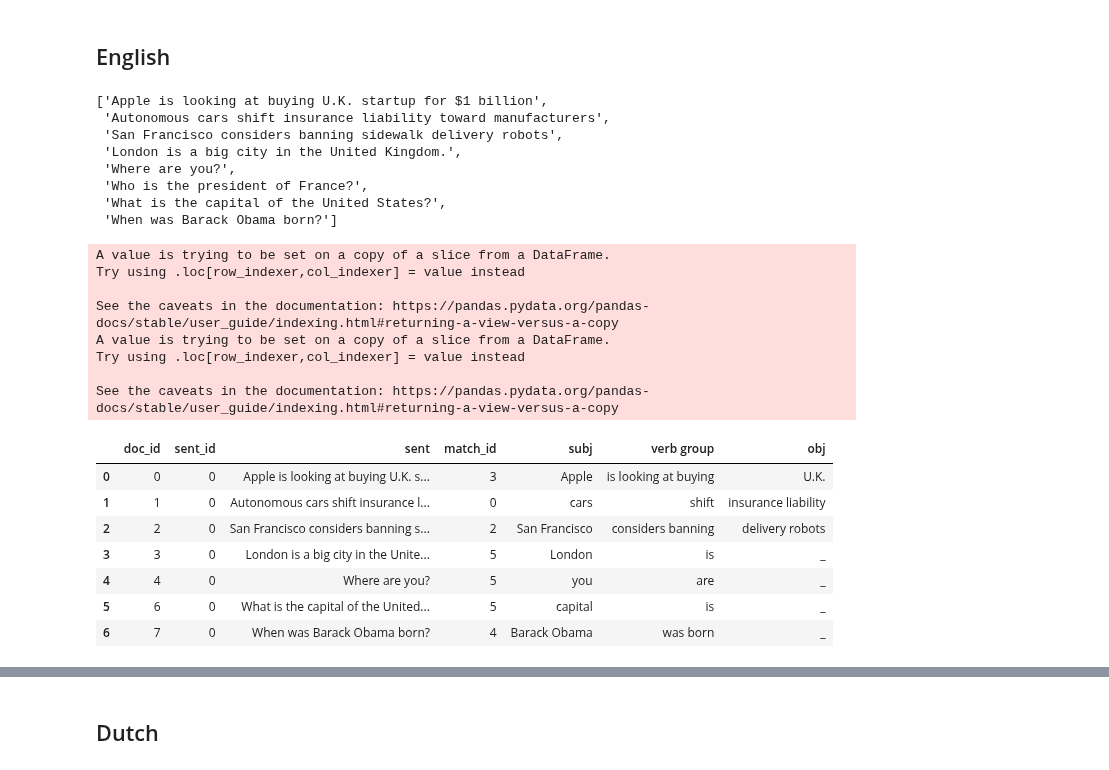
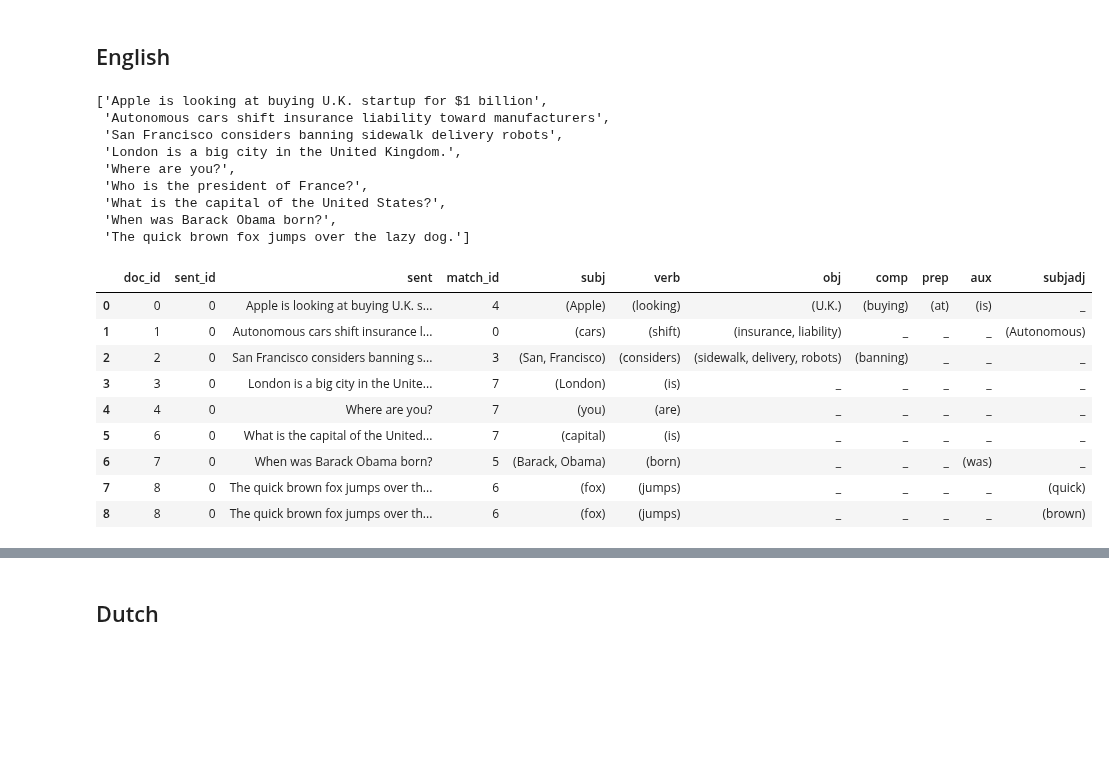
Before and after one commit to navigating-stories/notebooks, a Jupyter notebook: multilingual_dsg.ipynb, the cells around one changed output, grey strips where cells are left out. Cells and saved outputs as stored; diff of their text form; code cells hidden in the pictures; blank space fills up the shorter version.

```diff
--- a/multilingual_dsg.ipynb
+++ b/multilingual_dsg.ipynb
@@ -339,6 +356,9 @@ nlp_en = load_spacy_pipeline(EN_SPACY_PIPELINE)
 
 matcher_en = create_matcher(nlp_en, EN_DEPENDENCY_PATTERN_FILE)
 
+EXTRA_SENT = "The quick brown fox jumps over the lazy dog."
+if EXTRA_SENT not in en_sentences:
+    en_sentences.append(EXTRA_SENT)
 en_sentences
 # %% [output]
 ['Apple is looking at buying U.K. startup for $1 billion',
@@ -348,25 +368,20 @@ en_sentences
  'Where are you?',
  'Who is the president of France?',
  'What is the capital of the United States?',
- 'When was Barack Obama born?']
+ 'When was Barack Obama born?',
+ 'The quick brown fox jumps over the lazy dog.']
 # %%
 result_table = get_subject_object_verb_table(en_sentences, nlp_en, matcher_en)
-# %%
-add_verb_group_column(result_table)
-# %% [output]
-A value is trying to be set on a copy of a slice from a DataFrame.
-Try using .loc[row_indexer,col_indexer] = value instead
-
-See the caveats in the documentation: https://pandas.pydata.org/pandas-docs/stable/user_guide/indexing.html#returning-a-view-versus-a-copy
-A value is trying to be set on a copy of a slice from a DataFrame.
-Try using .loc[row_indexer,col_indexer] = value instead
-
-See the caveats in the documentation: https://pandas.pydata.org/pandas-docs/stable/user_guide/indexing.html#returning-a-view-versus-a-copy
-|  | doc_id | sent_id | sent | match_id | subj | verb group | obj |
-| 0 | 0 | 0 | Apple is looking at buying U.K. s... | 3 | Apple | is looking at buying | U.K. |
-| 1 | 1 | 0 | Autonomous cars shift insurance l... | 0 | cars | shift | insurance liability |
-| 2 | 2 | 0 | San Francisco considers banning s... | 2 | San Francisco | considers banning | delivery robots |
-| 3 | 3 | 0 | London is a big city in the Unite... | 5 | London | is | _ |
-| 4 | 4 | 0 | Where are you? | 5 | you | are | _ |
-| 5 | 6 | 0 | What is the capital of the United... | 5 | capital | is | _ |
-| 6 | 7 | 0 | When was Barack Obama born? | 4 | Barack Obama | was born | _ |
+# %%
+result_table
+# %% [output]
+|  | doc_id | sent_id | sent | match_id | subj | verb | obj | comp | prep | aux | subjadj |
+| 0 | 0 | 0 | Apple is looking at buying U.K. s... | 4 | (Apple) | (looking) | (U.K.) | (buying) | (at) | (is) | _ |
+| 1 | 1 | 0 | Autonomous cars shift insurance l... | 0 | (cars) | (shift) | (insurance, liability) | _ | _ | _ | (Autonomous) |
+| 2 | 2 | 0 | San Francisco considers banning s... | 3 | (San, Francisco) | (considers) | (sidewalk, delivery, robots) | (banning) | _ | _ | _ |
+| 3 | 3 | 0 | London is a big city in the Unite... | 7 | (London) | (is) | _ | _ | _ | _ | _ |
+| 4 | 4 | 0 | Where are you? | 7 | (you) | (are) | _ | _ | _ | _ | _ |
+| 5 | 6 | 0 | What is the capital of the United... | 7 | (capital) | (is) | _ | _ | _ | _ | _ |
+| 6 | 7 | 0 | When was Barack Obama born? | 5 | (Barack, Obama) | (born) | _ | _ | _ | (was) | _ |
+| 7 | 8 | 0 | The quick brown fox jumps over th... | 6 | (fox) | (jumps) | _ | _ | _ | _ | (quick) |
+| 8 | 8 | 0 | The quick brown fox jumps over th... | 6 | (fox) | (jumps) | _ | _ | _ | _ | (brown) |
```
Also changed, not shown: parts of 13 cells of this notebook, 1 other file.
